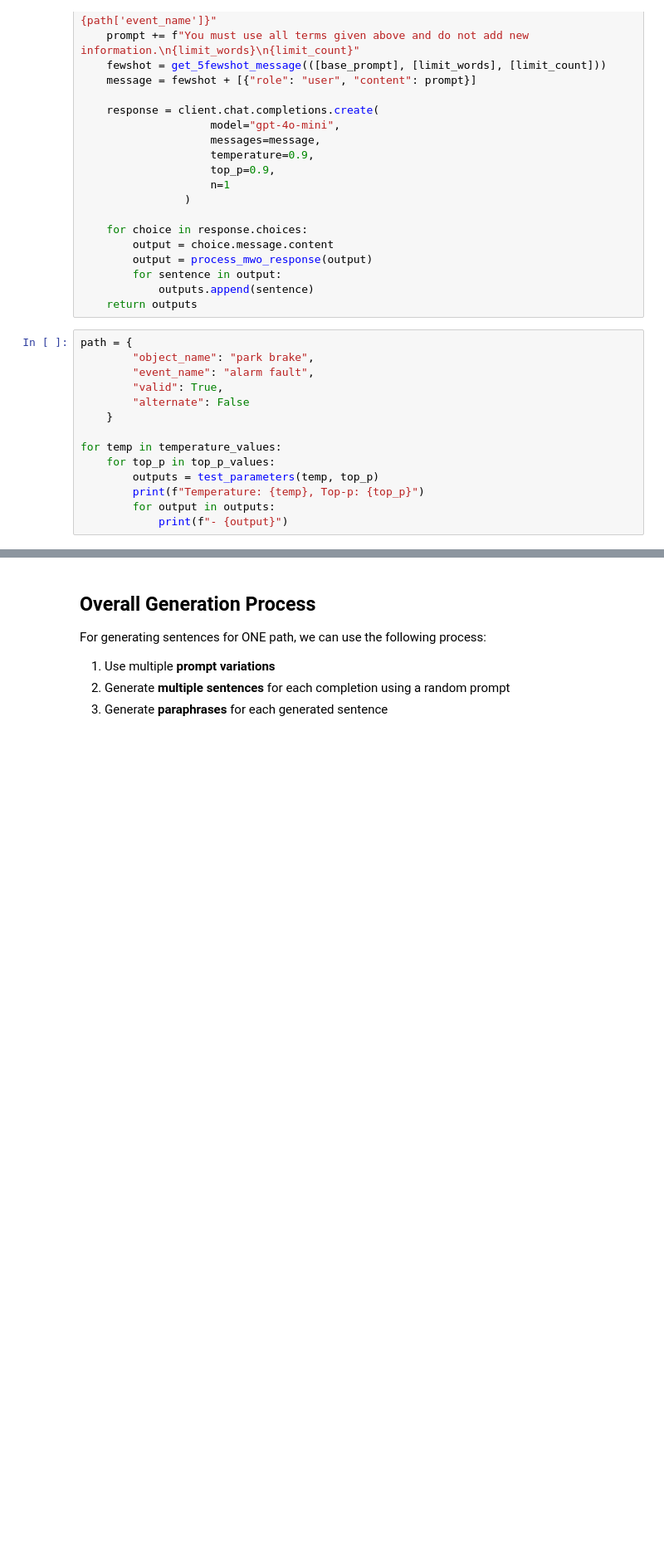
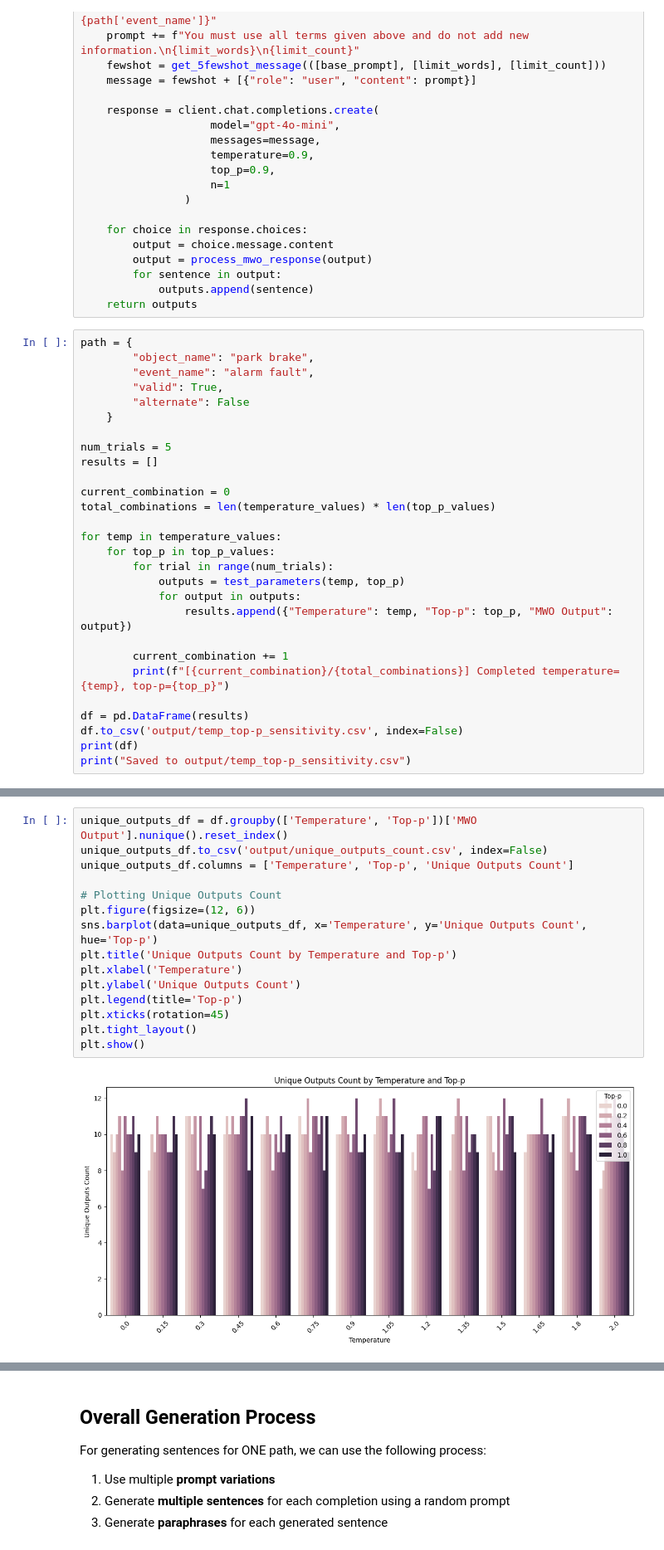
Before and after one commit to nlp-tlp/LLM-KG-Synthetic-MWO, a Jupyter notebook: Generate/diversity_experiment.ipynb, the cells around one changed output, grey strips where cells are left out. Shown: that part at 83% size. Cells and saved outputs as stored; diff of their text form; blank space fills up the shorter version.

```diff
--- a/Generate/diversity_experiment.ipynb
+++ b/Generate/diversity_experiment.ipynb
@@ -665,10 +669,24 @@ path = {
         "alternate": False
     }
 
+num_trials = 5
+results = []
+
+current_combination = 0
+total_combinations = len(temperature_values) * len(top_p_values)
+
 for temp in temperature_values:
     for top_p in top_p_values:
-        outputs = test_parameters(temp, top_p)
-        print(f"Temperature: {temp}, Top-p: {top_p}")
-        for output in outputs:
-            print(f"- {output}")
+        for trial in range(num_trials):
+            outputs = test_parameters(temp, top_p)
+            for output in outputs:
+                results.append({"Temperature": temp, "Top-p": top_p, "MWO Output": output})
+
+        current_combination += 1
+        print(f"[{current_combination}/{total_combinations}] Completed temperature={temp}, top-p={top_p}")
+
+df = pd.DataFrame(results)
+df.to_csv('output/temp_top-p_sensitivity.csv', index=False)
+print(df)
+print("Saved to output/temp_top-p_sensitivity.csv")
 # %% [output]
@@ -691,0 +712,17 @@ Temperature: 0.0, Top-p: 0.1
+# %%
+unique_outputs_df = df.groupby(['Temperature', 'Top-p'])['MWO Output'].nunique().reset_index()
+unique_outputs_df.to_csv('output/unique_outputs_count.csv', index=False)
+unique_outputs_df.columns = ['Temperature', 'Top-p', 'Unique Outputs Count']
+
+# Plotting Unique Outputs Count
+plt.figure(figsize=(12, 6))
+sns.barplot(data=unique_outputs_df, x='Temperature', y='Unique Outputs Count', hue='Top-p')
+plt.title('Unique Outputs Count by Temperature and Top-p')
+plt.xlabel('Temperature')
+plt.ylabel('Unique Outputs Count')
+plt.legend(title='Top-p')
+plt.xticks(rotation=45)
+plt.tight_layout()
+plt.show()
+# %% [output]
+[figure, added]
```
Also changed, not shown: parts of 8 cells of this notebook, 4 other files.
